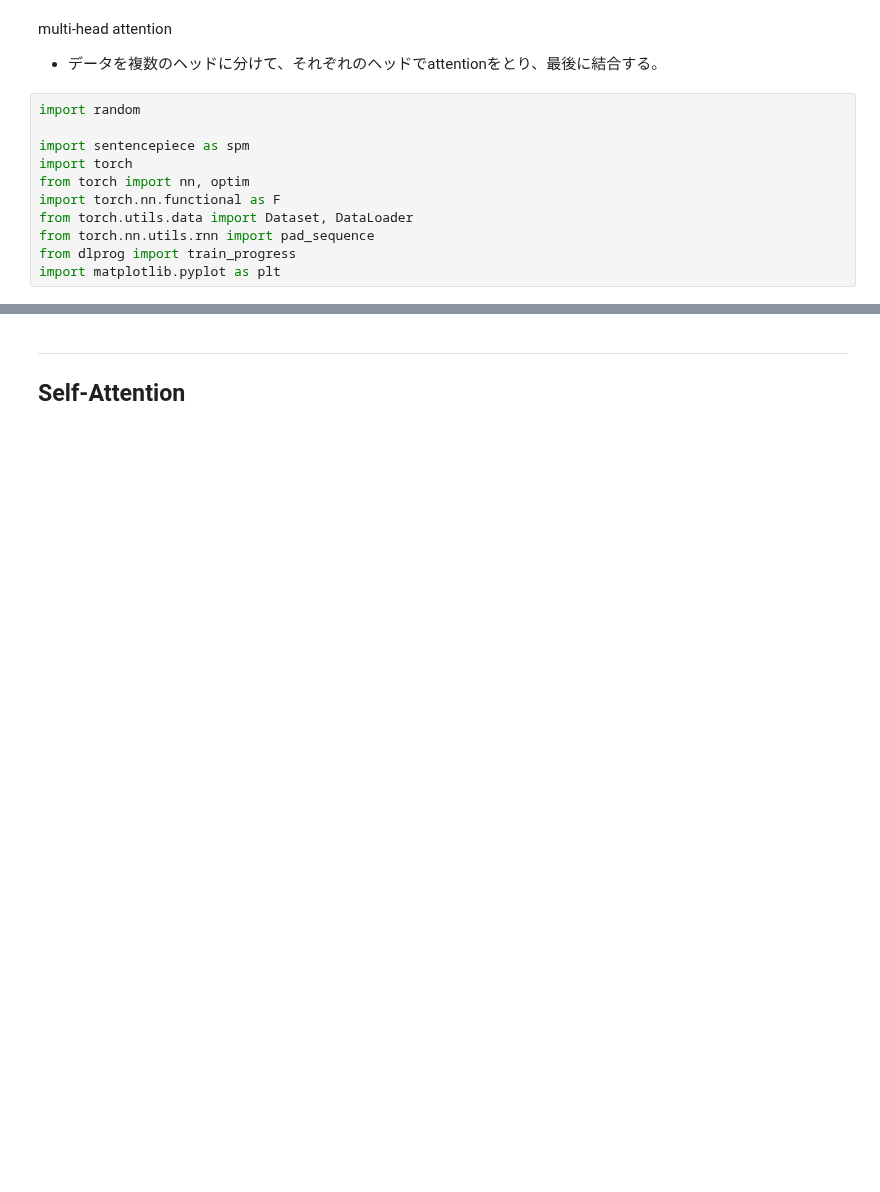
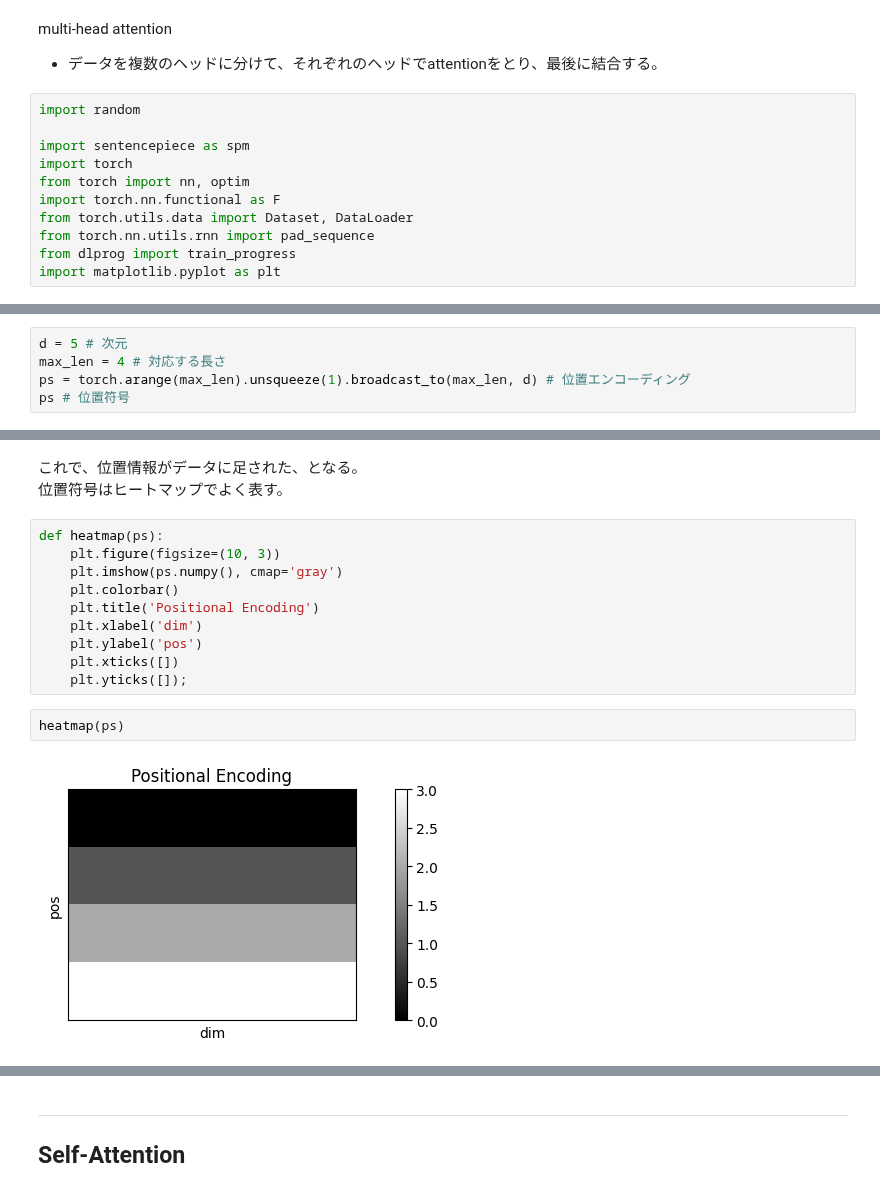
Before and after one commit to misya11p/language-models, a Jupyter notebook: transformer.ipynb, the cells around one changed output, grey strips where cells are left out. Cells and saved outputs as stored; diff of their text form; blank space fills up the shorter version.

```diff
--- a/transformer.ipynb
+++ b/transformer.ipynb
@@ -54,0 +79,5 @@ import matplotlib.pyplot as plt
+# %%
+d = 5 # 次元
+max_len = 4 # 対応する長さ
+ps = torch.arange(max_len).unsqueeze(1).broadcast_to(max_len, d) # 位置エンコーディング
+ps # 位置符号
@@ -54,0 +100,17 @@ import matplotlib.pyplot as plt
+# %% [markdown]
+これで、位置情報がデータに足された、となる。
+位置符号はヒートマップでよく表す。
+# %%
+def heatmap(ps):
+    plt.figure(figsize=(10, 3))
+    plt.imshow(ps.numpy(), cmap='gray')
+    plt.colorbar()
+    plt.title('Positional Encoding')
+    plt.xlabel('dim')
+    plt.ylabel('pos')
+    plt.xticks([])
+    plt.yticks([]);
+# %%
+heatmap(ps)
+# %% [output]
+[figure, added]
```
Also changed, not shown: parts of 18 cells of this notebook.
